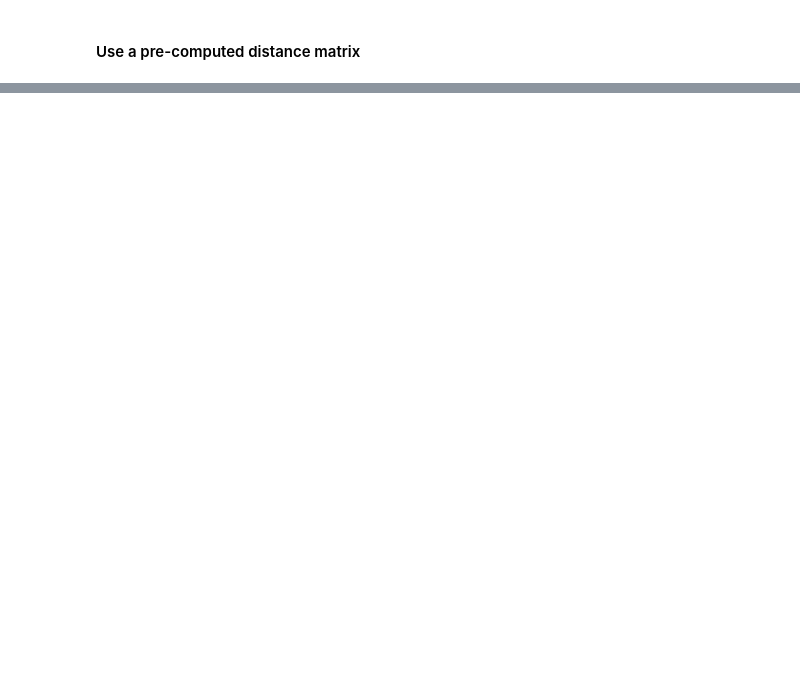
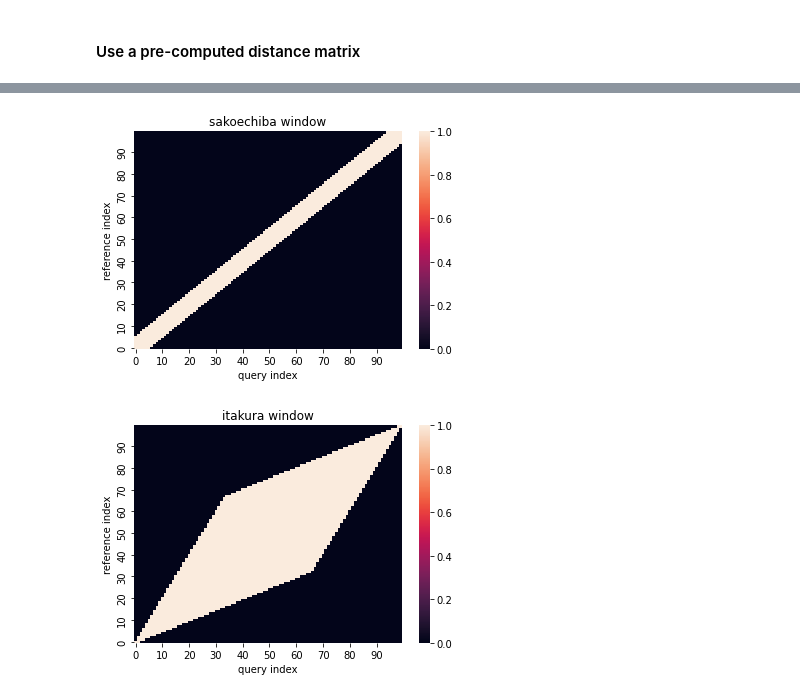
Before and after one commit to aifenaike/Logio, a Jupyter notebook: speui/Tutorial_03_dynamic_time_warping.ipynb, the cells around one changed output, grey strips where cells are left out. Cells and saved outputs as stored; diff of their text form; code cells hidden in the pictures; blank space fills up the shorter version.

```diff
--- a/speui/Tutorial_03_dynamic_time_warping.ipynb
+++ b/speui/Tutorial_03_dynamic_time_warping.ipynb
@@ -151 +176,10 @@ array([[16.316, 16.302, 16.119, ..., 16.456, 13.351,  9.781],
+# %%
+from dynamic_time_warping.window import SakoechibaWindow, ItakuraWindow
+#visualize Sakoechiba Constraint
+SakoechibaWindow(100,100,5).plot()
+#visualize Itakura Constraint
+ItakuraWindow(100,100).plot()
+# %% [output]
+[figure, added]
+[figure, added]
 # %% [markdown]
```
Also changed, not shown: parts of 25 cells of this notebook, 9 other files.
